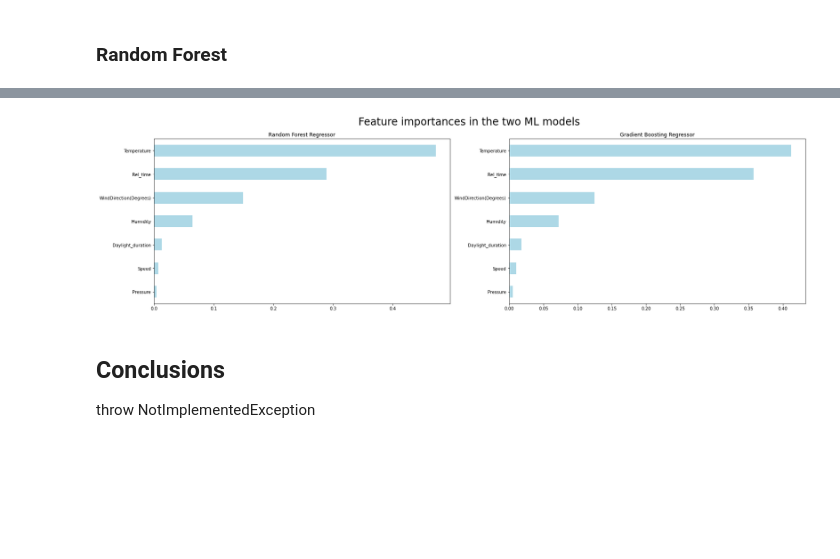
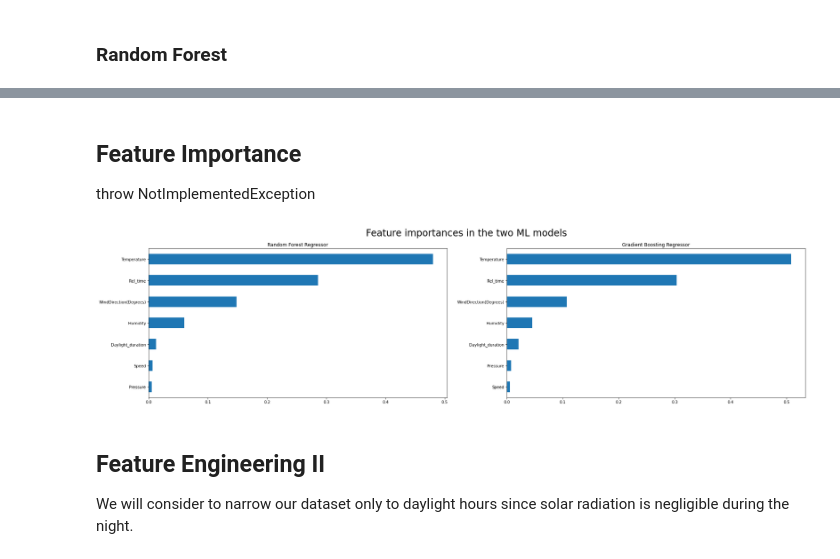
Before and after one commit to vassilispapadop/ml-solar-radiation-prediction, a Jupyter notebook: relative_time_approach.ipynb, the cells around one changed output, grey strips where cells are left out. Cells and saved outputs as stored; diff of their text form; code cells hidden in the pictures; blank space fills up the shorter version.

```diff
--- a/relative_time_approach.ipynb
+++ b/relative_time_approach.ipynb
@@ -407,11 +425,11 @@ params_rf = {
     'max_features': ['log2', 'sqrt']
 }
 
-
-#Initiate Grid search
-grid_rf = GridSearchCV(estimator = rf_model,
-                       param_grid = params_rf,
-                       cv = 3,
+tscv = TimeSeriesSplit(3)
+#Initiate RandomSearch
+grid_rf = RandomizedSearchCV(estimator = rf_model,
+                       param_distributions = params_rf,
+                       cv = tscv,
                        scoring = 'neg_mean_squared_error',
                        verbose = 1,
                        n_jobs = 4)
@@ -463,6 +482,6 @@ RandomForestRegressor
 # %%
 #Initiating Gradient Boosting regressor
-gb_model = GradientBoostingRegressor(random_state = 42)
+gb_model = GradientBoostingRegressor(random_state = 100)
 
 #Define the grid of hyperparameters
 # 'n_estimators': [200, 300, 600],
@@ -473,11 +492,11 @@ params_gb = {
     'max_features': ['log2', 'sqrt']
 }
 
-
-#Initiate Grid search
-grid_gb = GridSearchCV(estimator = gb_model,
-                       param_grid = params_gb,
-                       cv = 3,
+tscv = TimeSeriesSplit(3)
+#Initiate RandomSearch
+grid_gb = RandomizedSearchCV(estimator = gb_model,
+                       param_distributions = params_gb,
+                       cv = tscv,
                        scoring = 'neg_mean_squared_error',
                        verbose = 1,
                        n_jobs = 4)
@@ -528,26 +547,32 @@ GradientBoostingRegressor
         R^2 score test set:0.88
+# %% [markdown]
+## Feature Importance
+
+throw NotImplementedException
 # %%
 #Plotting feature importances for Random Forest and Gradient boosting
 
 #Creating a pd.Series of feature importances
 importances_rf = pd.Series(rf.feature_importances_, index = X.columns)
 importances_gb = pd.Series(gb.feature_importances_, index = X.columns)
 
 #Sorting importances
 sorted_importances_rf = importances_rf.sort_values()
 sorted_importances_gb = importances_gb.sort_values()
 
 #Plotting sorted importances
-fig, ax = plt.subplots(ncols = 2, figsize = (27,7))
-sorted_importances_rf.plot(kind = 'barh', color = 'lightblue', ax = ax[0])
-sorted_importances_gb.plot(kind = 'barh', color = 'lightblue', ax = ax[1])
+fig, ax = plt.subplots(ncols = 2, figsize = (30,7))
+sorted_importances_rf.plot(kind = 'barh', ax = ax[0])
+sorted_importances_gb.plot(kind = 'barh', ax = ax[1])
+
 ax[0].set_title('Random Forest Regressor')
 ax[1].set_title('Gradient Boosting Regressor')
+
 fig.suptitle('Feature importances in the two ML models', fontsize = 24)
 plt.show()
 # %% [output]
-[figure, old version]
+[figure, new version]
-# %% [markdown]
-## Conclusions
-
-throw NotImplementedException
+# %% [markdown]
+## Feature Engineering II
+
+We will consider to narrow our dataset only to daylight hours since solar radiation is negligible during the night.
```
Also changed, not shown: parts of 24 cells of this notebook.
